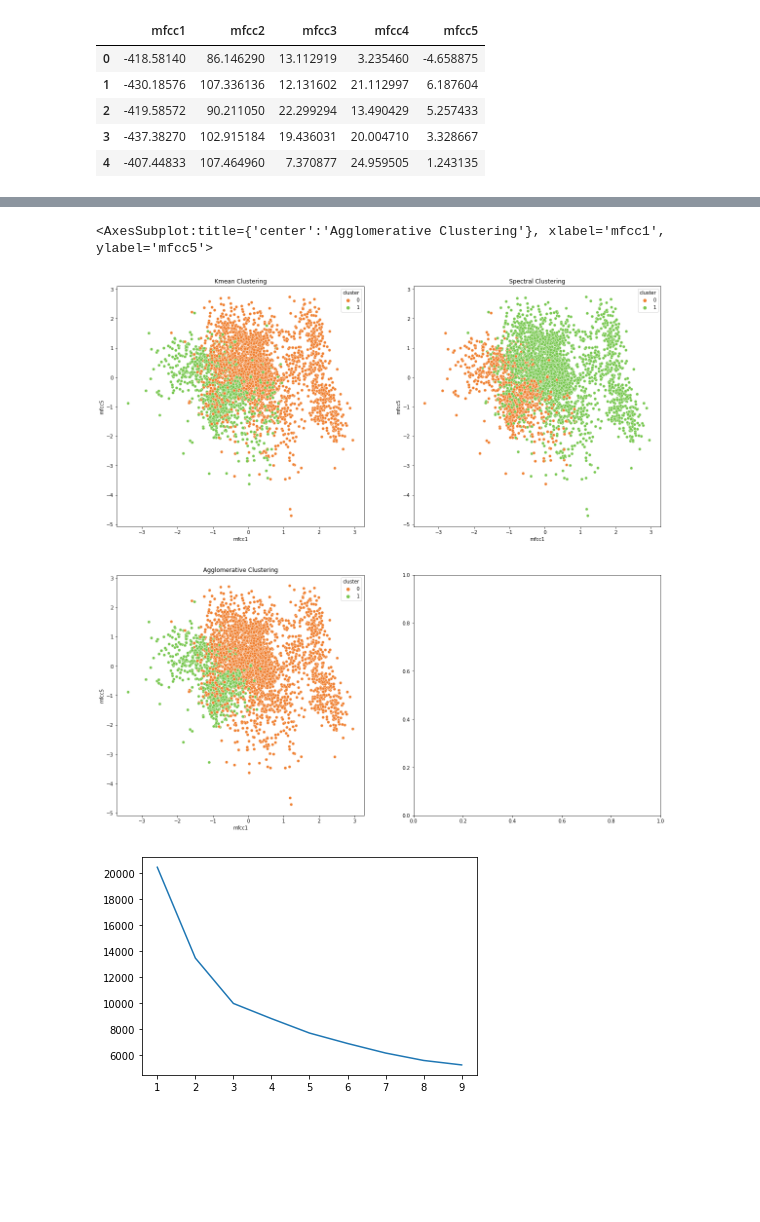
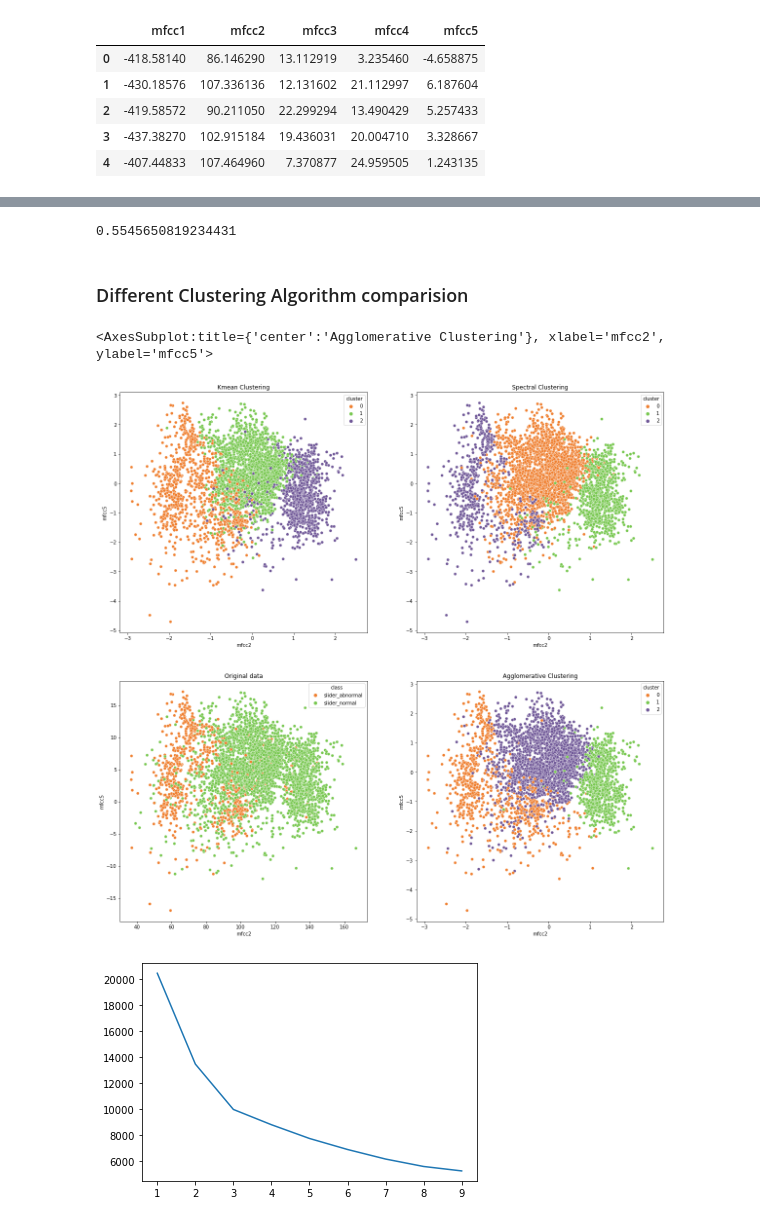
Before and after one commit to reenakoshta10/machine-monitoring-clustering, a Jupyter notebook: machine_monitoring_slider.ipynb, the cells around one changed output, grey strips where cells are left out. Saved outputs shown, nothing was run; the diff lists cells and outputs as text; code cells hidden in the pictures; blank space fills up the shorter version.

```diff
--- a/machine_monitoring_slider.ipynb
+++ b/machine_monitoring_slider.ipynb
@@ -39,8 +45,6 @@ data_matrics_normalized=(data_matrics-data_matrics.mean())/data_matrics.std()
 # %%
-kmeans = KMeans(n_clusters=2, init='k-means++', random_state=0).fit(data_matrics_normalized)
+kmeans = KMeans(n_clusters=3, init='k-means++', random_state=0).fit(data_matrics_normalized)
 cluster_labels = pd.Series(kmeans.labels_, name='cluster')
-# data_matrics = data_matrics.join(cluster_labels.to_frame())
-# data_matrics.tail()
 # %%
 data_matrics_kmean = data_matrics_normalized.join(cluster_labels.to_frame())
 # %%
@@ -57,7 +71,7 @@ sns.pairplot(data_matrics_kmean, hue = 'cluster', palette=['#78C850', '#F08030']
 # %%
 from sklearn.cluster import SpectralClustering
 # %%
-SpecCluster= SpectralClustering(n_clusters=2, assign_labels='discretize')
+SpecCluster= SpectralClustering(n_clusters=3, assign_labels='discretize')
 SpecCluster.fit(data_matrics_normalized)
 cluster_labels = pd.Series(SpecCluster.labels_, name='cluster')
 # %%
@@ -92,7 +100,7 @@ sns.pairplot(data_matrics_spec, hue = 'cluster', palette=['#78C850', '#F08030'])
 # %%
 from sklearn.cluster import AgglomerativeClustering
 
-AggCluster= AgglomerativeClustering(n_clusters=2)
+AggCluster= AgglomerativeClustering(n_clusters=3)
 AggCluster.fit(data_matrics_normalized)
 cluster_labels = pd.Series(AggCluster.labels_, name='cluster')
 data_metrics_AggCluster = data_matrics_normalized.join(cluster_labels.to_frame())
@@ -104,16 +112,26 @@ sns.pairplot(data_metrics_AggCluster, hue = 'cluster', palette=['#78C850', '#F08
+# %%
+dataset_class = dataset['class']
+dataset_class = np.where(dataset_class == 2, 'valve_normal', dataset_class)
+dataset_class = np.where(dataset_class == 0, 'valve_abnormal', dataset_class)
+metrics.rand_score(dataset_class, cluster_labels)
+# %% [output]
+0.5545650819234431
+# %% [markdown]
+### Different Clustering Algorithm comparision
 # %%
 fig, axes = plt.subplots(2, 2, figsize=(20, 20))
 axes[0,0].title.set_text("Kmean Clustering")
 axes[0,1].title.set_text("Spectral Clustering")
-axes[1,0].title.set_text("Agglomerative Clustering")
-# axes[1,1].title.set_text("Agglomerative Clustering")
-sns.scatterplot(ax= axes[0,0], data=data_matrics_kmean, x="mfcc1", y="mfcc5",hue = 'cluster', palette=['#F08030', '#78C850'])
-sns.scatterplot(ax= axes[0,1], data=data_matrics_spec, x="mfcc1", y="mfcc5",hue = 'cluster', palette=['#F08030', '#78C850'])
-# sns.scatterplot(ax= axes[1,0], data=data_metrics_AffProp, x="mfcc1", y="mfcc2",hue = 'cluster', palette=['#F08030', '#78C850'])
-sns.scatterplot(ax= axes[1,0], data=data_metrics_AggCluster, x="mfcc1", y="mfcc5",hue = 'cluster', palette=['#F08030', '#78C850'])
+axes[1,0].title.set_text("Original data")
+axes[1,1].title.set_text("Agglomerative Clustering")
+
+sns.scatterplot(ax= axes[0,0], data=data_matrics_kmean, x="mfcc2", y="mfcc5",hue = 'cluster', palette=['#F08030', '#78C850','#705898'])
+sns.scatterplot(ax= axes[0,1], data=data_matrics_spec, x="mfcc2", y="mfcc5",hue = 'cluster', palette=['#F08030', '#78C850','#705898'])
+sns.scatterplot(ax= axes[1,0], data=dataset, x="mfcc2", y="mfcc5",hue = 'class', palette=['#F08030', '#78C850'])
+sns.scatterplot(ax= axes[1,1], data=data_metrics_AggCluster, x="mfcc2", y="mfcc5",hue = 'cluster', palette=['#F08030', '#78C850','#705898'])
 # %% [output]
-<AxesSubplot:title={'center':'Agglomerative Clustering'}, xlabel='mfcc1', ylabel='mfcc5'>
+<AxesSubplot:title={'center':'Agglomerative Clustering'}, xlabel='mfcc2', ylabel='mfcc5'>
-[figure, old version]
+[figure, new version]
 # %%
 iner=[]
 for k in range(1,10):
```
Also changed, not shown: parts of 14 cells of this notebook, 3 other files.
